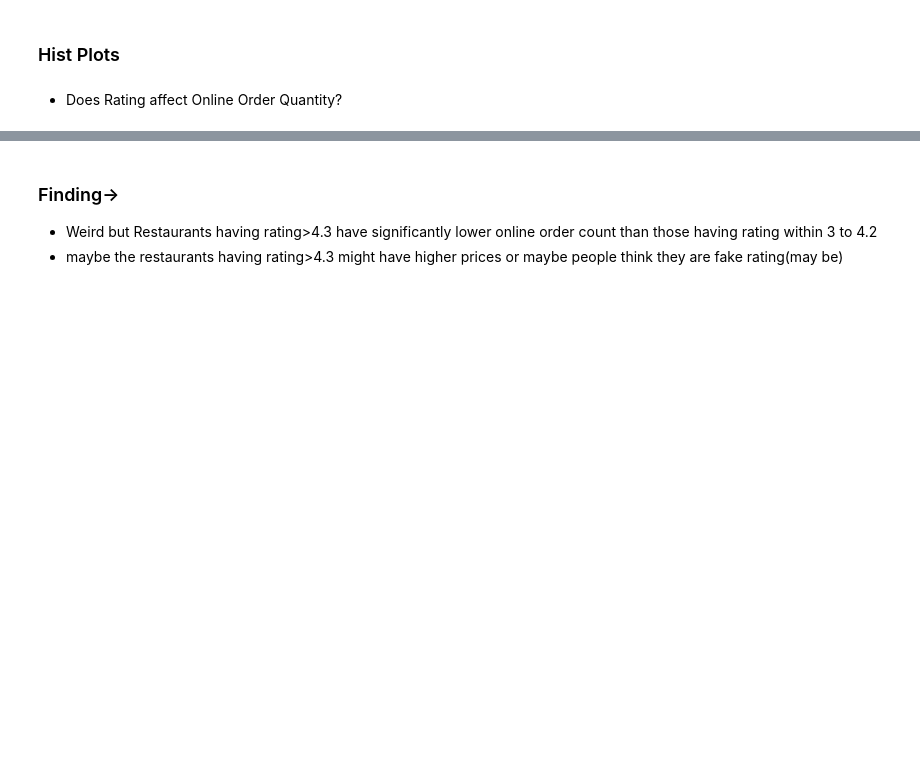
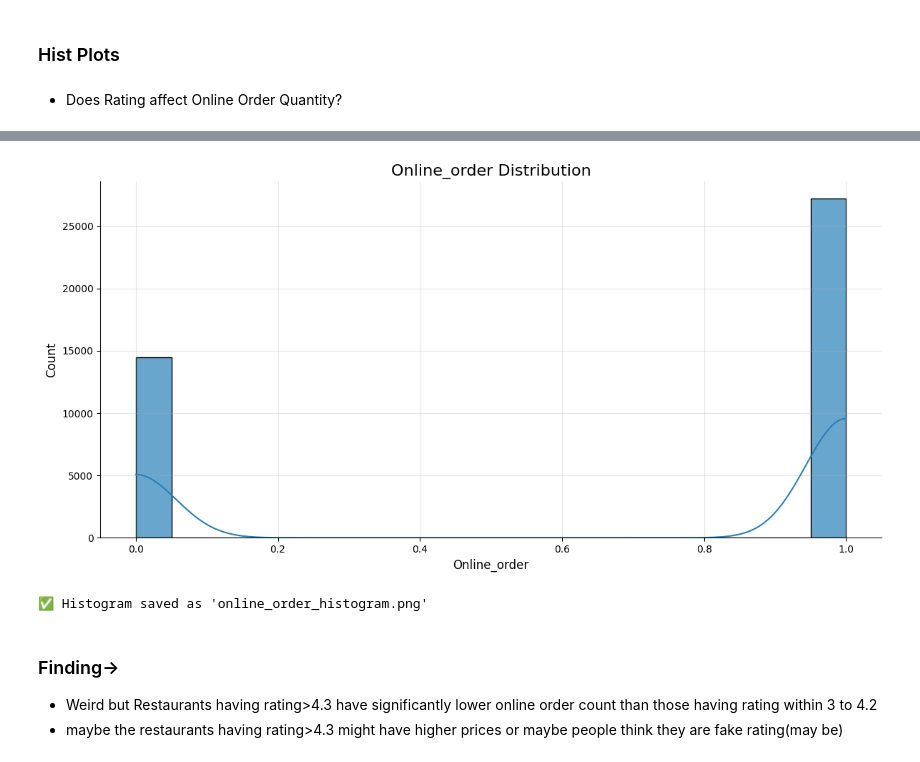
Before and after one commit to bhavbooks/Zomato-Restaurants-Rating-Prediction-, a Jupyter notebook: src/EDA.ipynb, the cells around one changed output, grey strips where cells are left out. Cells and saved outputs as stored; diff of their text form; code cells hidden in the pictures; blank space fills up the shorter version.

```diff
--- a/src/EDA.ipynb
+++ b/src/EDA.ipynb
@@ -561,33 +570,38 @@ def hist_plot(df, col, plot_name=None, bins=15):
     # Handle Yes/No categorical case
     if df[col].dtype == 'object':
         if set(df[col].dropna().unique()) == {'Yes', 'No'}:
             df = df.copy()
             df[col] = df[col].map({'Yes': 1, 'No': 0})
         else:
             print(f"⚠️ '{col}' is non-numeric and not a Yes/No column — skipping.")
             return
 
     # Convert to numeric safely
     data = pd.to_numeric(df[col], errors='coerce').dropna()
 
     plt.figure(figsize=(12,6))
     sns.histplot(data, bins=bins, kde=True, color="#2980b9", alpha=0.7, edgecolor='black')
 
     plt.title(f"{col.capitalize()} Distribution", fontsize=16)
     plt.xlabel(col.capitalize(), fontsize=12)
     plt.ylabel("Count", fontsize=12)
     sns.despine()
     plt.grid(alpha=0.3)
     plt.tight_layout()
 
     if plot_name is None:
         plot_name = f"hist_{col}.png"
     elif not plot_name.endswith(".png"):
         plot_name += ".png"
 
     plt.savefig(plot_name)
     plt.show()
     print(f"✅ Histogram saved as '{plot_name}'")
+
+hist_plot(df, 'online_order', plot_name='online_order_histogram', bins=20)
+# %% [output]
+[figure, added]
+✅ Histogram saved as 'online_order_histogram.png'
 # %% [markdown]
 ### Finding->
 - Weird but Restaurants having rating>4.3 have significantly lower online order count than those having rating within 3 to 4.2
```
Also changed, not shown: parts of 20 cells of this notebook, 12 other files.
